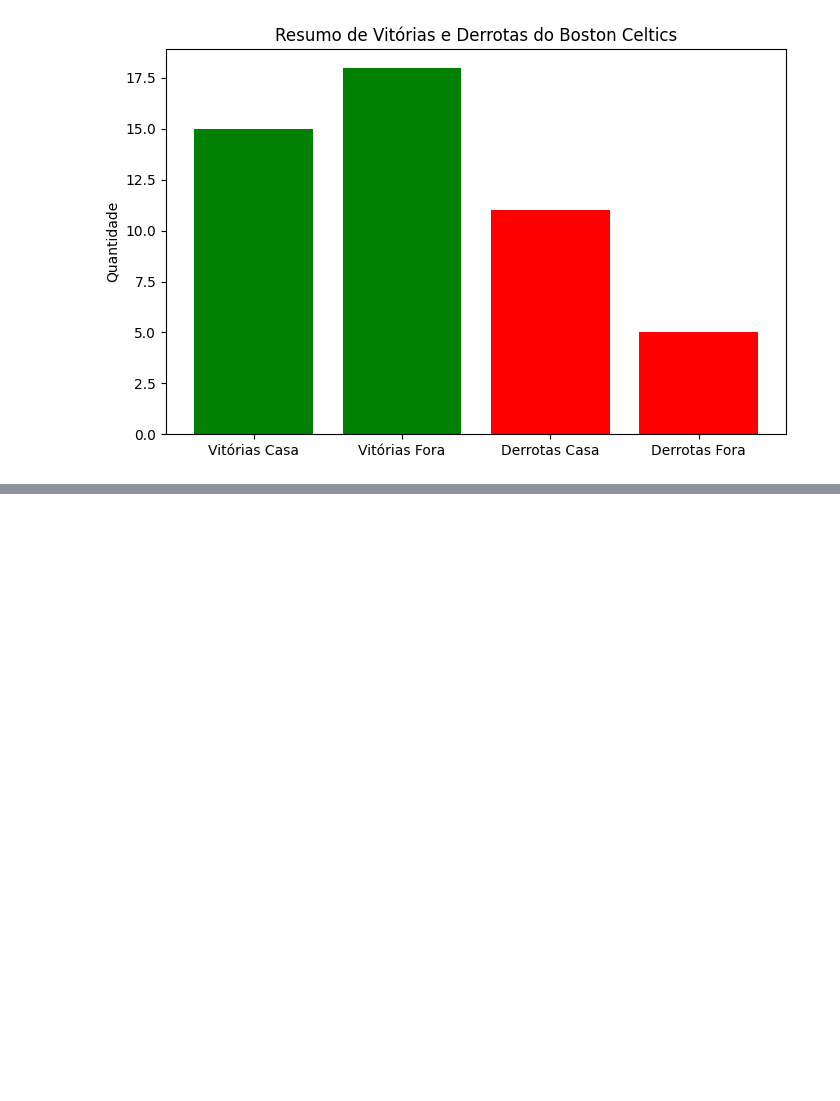
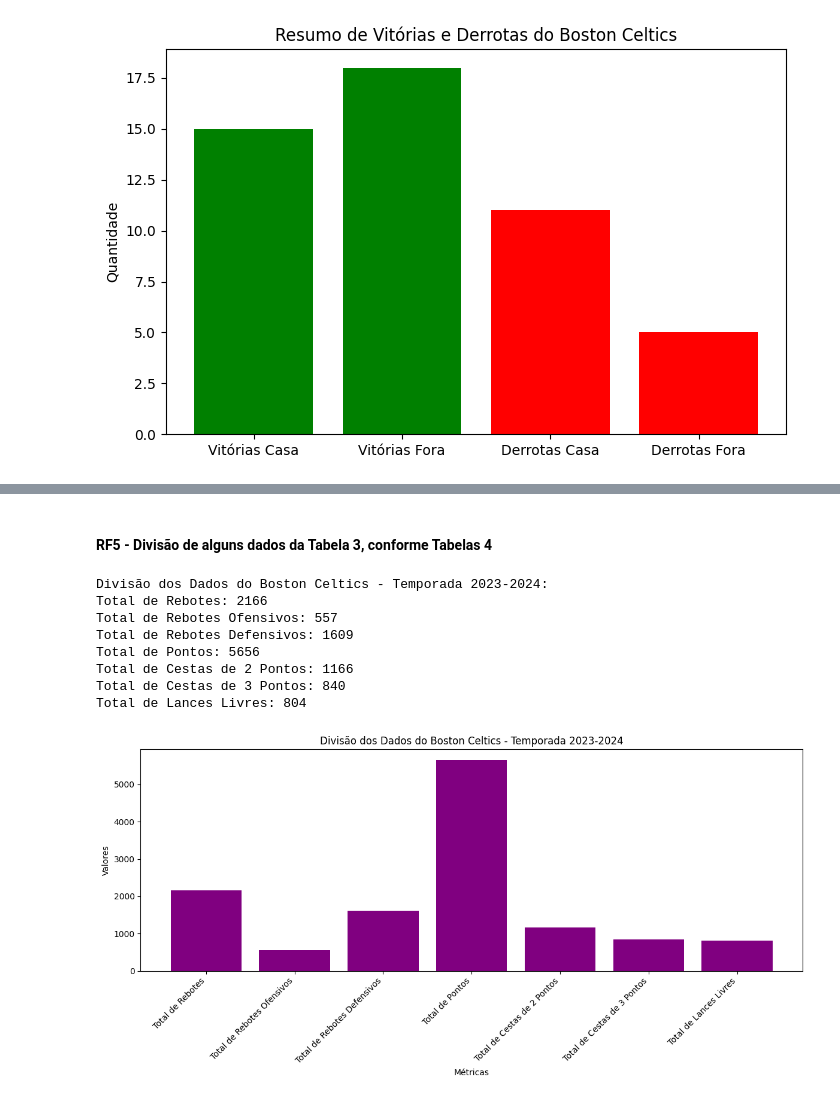
Before and after one commit to jacksonlmp/data_science_nba, a Jupyter notebook: notebook/data_exploration.ipynb, the cells around one changed output, grey strips where cells are left out. Cells and saved outputs as stored; diff of their text form; code cells hidden in the pictures; blank space fills up the shorter version.

```diff
--- a/notebook/data_exploration.ipynb
+++ b/notebook/data_exploration.ipynb
@@ -210,0 +269,54 @@ See the caveats in the documentation: https://pandas.pydata.org/pandas-docs/stab
+# %% [markdown]
+#### **RF5 - Divisão de alguns dados da Tabela 3, conforme Tabelas 4**
+# %%
+def calculate_detailed_stats(team_games):
+    total_rebounds = team_games['REB'].sum()
+    offensive_rebounds = team_games['OREB'].sum()
+    defensive_rebounds = team_games['DREB'].sum()
+    total_points = team_games['PTS'].sum()
+    two_point_made = (team_games['FGM'] - team_games['FG3M']).sum()
+    three_point_made = team_games['FG3M'].sum()
+    free_throws_made = team_games['FTM'].sum()
+
+    detailed_stats = {
+        'Total de Rebotes': total_rebounds,
+        'Total de Rebotes Ofensivos': offensive_rebounds,
+        'Total de Rebotes Defensivos': defensive_rebounds,
+        'Total de Pontos': total_points,
+        'Total de Cestas de 2 Pontos': two_point_made,
+        'Total de Cestas de 3 Pontos': three_point_made,
+        'Total de Lances Livres': free_throws_made
+    }
+
+    return detailed_stats
+
+season_id_2023_24 = 22024
+celtics_games_2023_24 = celtics_games[celtics_games['SEASON_ID'] == season_id_2023_24]
+
+celtics_detailed_stats_2023_24 = calculate_detailed_stats(celtics_games_2023_24)
+
+print("Divisão dos Dados do Boston Celtics - Temporada 2023-2024:")
+for key, value in celtics_detailed_stats_2023_24.items():
+    print(f"{key}: {value}")
+
+labels = list(celtics_detailed_stats_2023_24.keys())
+values = list(celtics_detailed_stats_2023_24.values())
+
+plt.figure(figsize=(12, 6))
+plt.bar(labels, values, color='purple')
+plt.title("Divisão dos Dados do Boston Celtics - Temporada 2023-2024")
+plt.xlabel("Métricas")
+plt.ylabel("Valores")
+plt.xticks(rotation=45, ha="right")
+plt.tight_layout()
+plt.show()
+# %% [output]
+Divisão dos Dados do Boston Celtics - Temporada 2023-2024:
+Total de Rebotes: 2166
+Total de Rebotes Ofensivos: 557
+Total de Rebotes Defensivos: 1609
+Total de Pontos: 5656
+Total de Cestas de 2 Pontos: 1166
+Total de Cestas de 3 Pontos: 840
+Total de Lances Livres: 804
+[figure, added]
```
Also changed, not shown: parts of 6 cells of this notebook, 1 other file.
